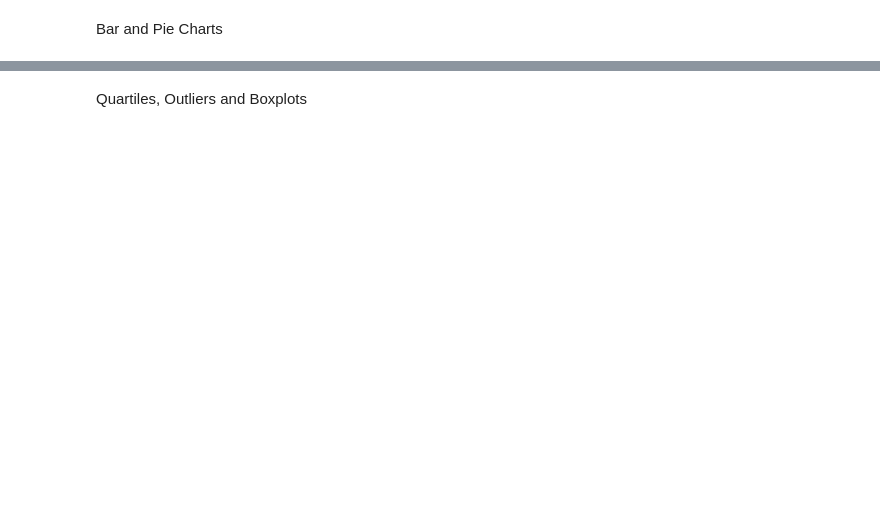
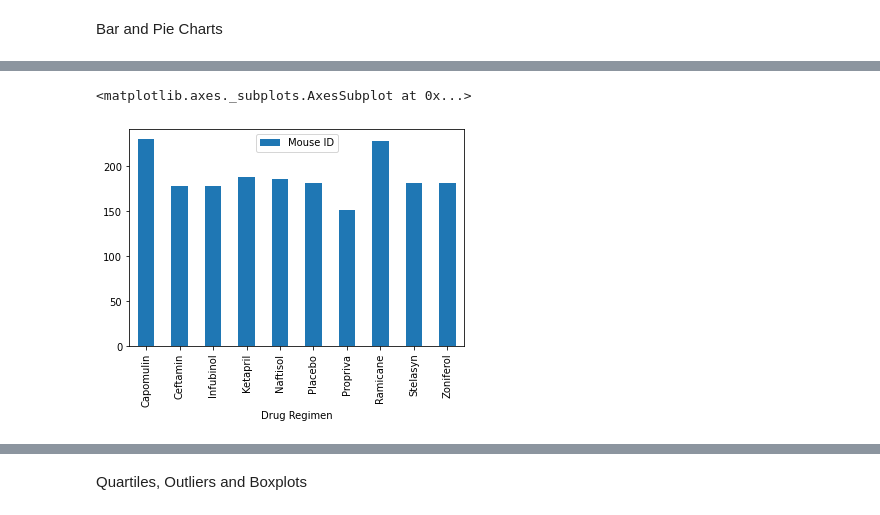
Before and after one commit to MellyB5/MatPlotLib, a Jupyter notebook: test.ipynb, the cells around one changed output, grey strips where cells are left out. Saved outputs shown, nothing was run; the diff lists cells and outputs as text; code cells hidden in the pictures; blank space fills up the shorter version.

```diff
--- a/test.ipynb
+++ b/test.ipynb
@@ -105,4 +150,9 @@ Bar and Pie Charts
 # %%
 # Generate a bar plot showing the total number of mice for each treatment throughout the course of the study using pandas.
+mouse_no_df_1 = pd.DataFrame(clean_data.groupby("Drug Regimen")["Mouse ID"].count())
+mouse_no_df_1.plot(kind="bar")
+# %% [output]
+<matplotlib.axes._subplots.AxesSubplot at 0x...>
+[figure, added]
 # %%
 # Generate a bar plot showing the total number of mice for each treatment throughout the course of the study using pyplot.
```
Also changed, not shown: parts of 23 cells of this notebook.
